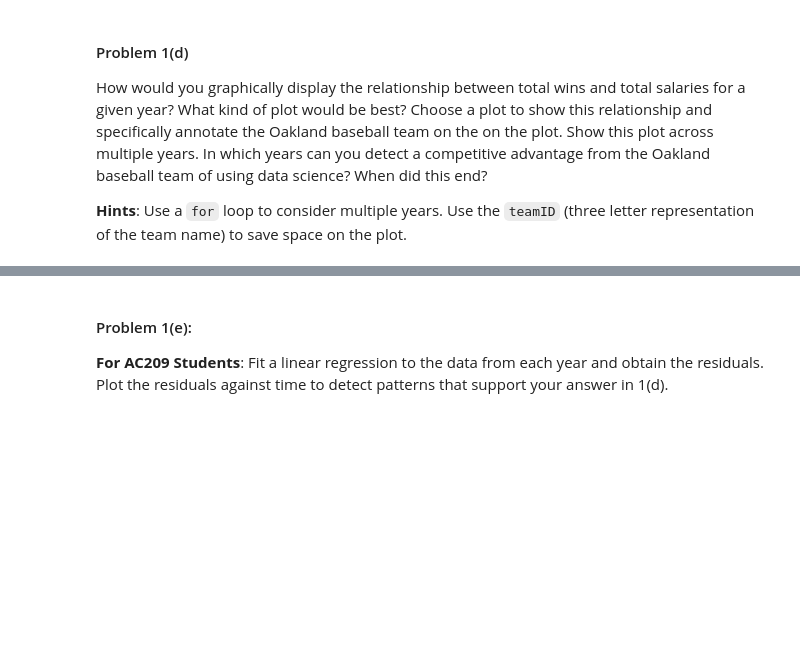
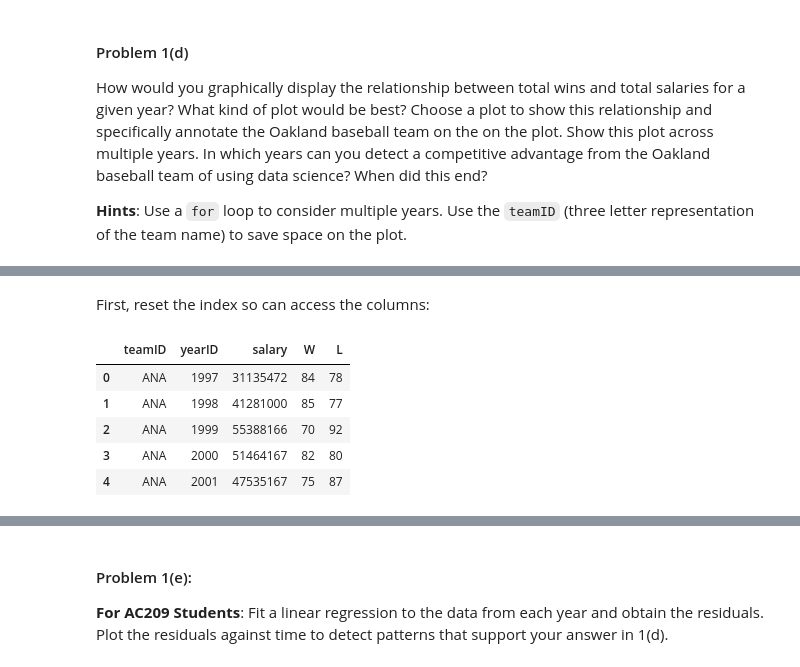
Before and after one commit to fergusio/cs109-2015, a Jupyter notebook: homework/HW1.ipynb, the cells around one changed output, grey strips where cells are left out. Drawn from its saved outputs; the diff is of its cells as text; code cells hidden in the pictures; blank space fills up the shorter version.

```diff
--- a/homework/HW1.ipynb
+++ b/homework/HW1.ipynb
@@ -186,0 +183,12 @@ plt.hist(oak["W"],bins=5);
+# %% [markdown]
+First, reset the index so can access the columns:
+# %%
+wins_sals.reset_index(inplace=True)
+wins_sals.head()
+# %% [output]
+|  | teamID | yearID | salary | W | L |
+| 0 | ANA | 1997 | 31135472 | 84 | 78 |
+| 1 | ANA | 1998 | 41281000 | 85 | 77 |
+| 2 | ANA | 1999 | 55388166 | 70 | 92 |
+| 3 | ANA | 2000 | 51464167 | 82 | 80 |
+| 4 | ANA | 2001 | 47535167 | 75 | 87 |
```
Also changed, not shown: parts of 3 cells of this notebook.
